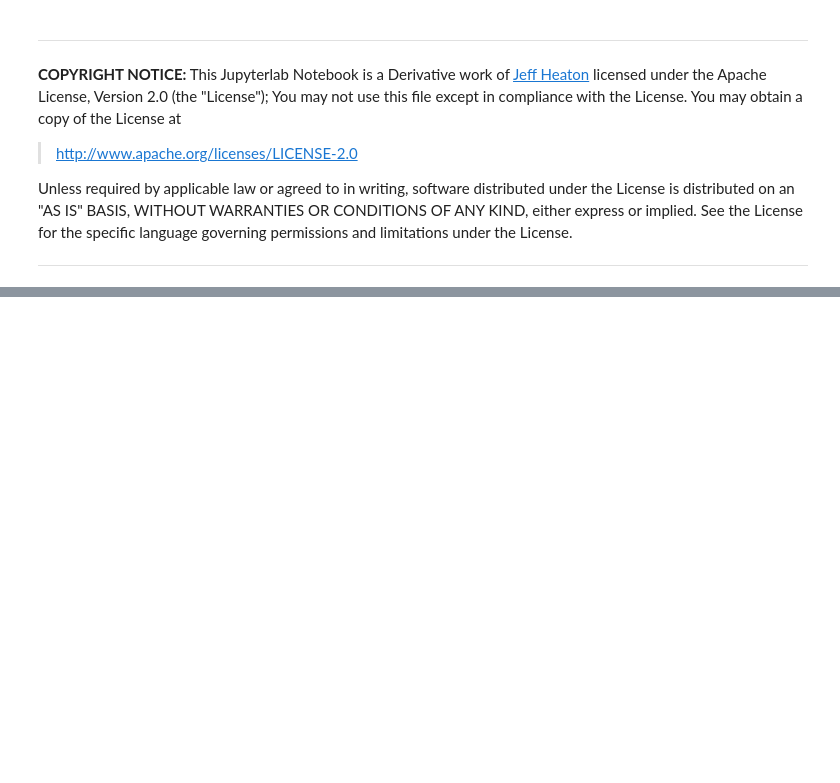
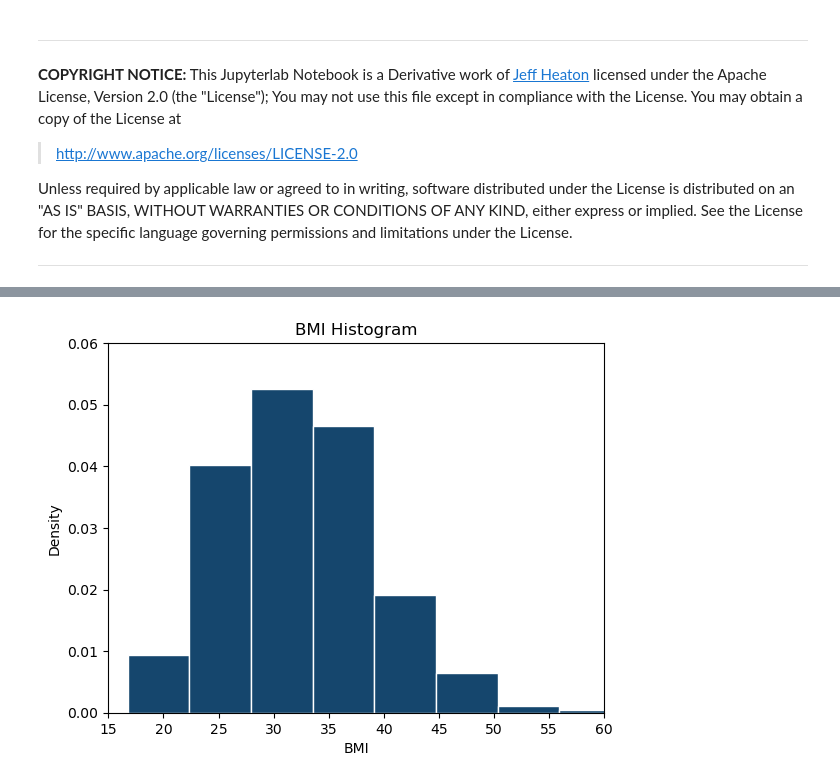
Before and after one commit to DavidSenseman/BIO5853, a Jupyter notebook: Lesson_01_4.ipynb, the cells around one changed output, grey strips where cells are left out. Cells and saved outputs as stored; diff of their text form; code cells hidden in the pictures; blank space fills up the shorter version.

```diff
--- a/Lesson_01_4.ipynb
+++ b/Lesson_01_4.ipynb
@@ -502,0 +401,17 @@ Finally, upload the **_PDF_** to Lesson_01_4 Assignment on Canvas for grading, n
+# %%
+# Example 1: Read data file and create Pandas DataFrame
+
+import pandas as pd
+
+# Read the datafile
+pimaDF = pd.read_csv(
+    "https://biologicslab.co/BIO5853/data/pima.csv",
+   # index_col=0,
+    na_values=['NA','?'])
+
+# Set max rows and max columns
+pd.set_option('display.max_rows', 20)
+pd.set_option('display.max_columns', 10)
+
+# Display DataFrame
+display(pimaDF)
@@ -502,0 +443,22 @@ Finally, upload the **_PDF_** to Lesson_01_4 Assignment on Canvas for grading, n
+# %%
+
+import matplotlib.pyplot as plt
+
+x=pimaDF.BMI
+
+# the histogram of the data
+n, bins, patches = plt.hist(x, 12, density=True,
+                            facecolor='#15466d',
+                            edgecolor="white",
+                            alpha=1.0)
+
+
+plt.xlabel('BMI')
+plt.ylabel('Density')
+plt.title('BMI Histogram')
+plt.xlim(15, 60)
+plt.ylim(0, 0.06)
+plt.grid(False)
+plt.show()
+# %% [output]
+[figure, added]
```
Also changed, not shown: parts of 115 cells of this notebook.
